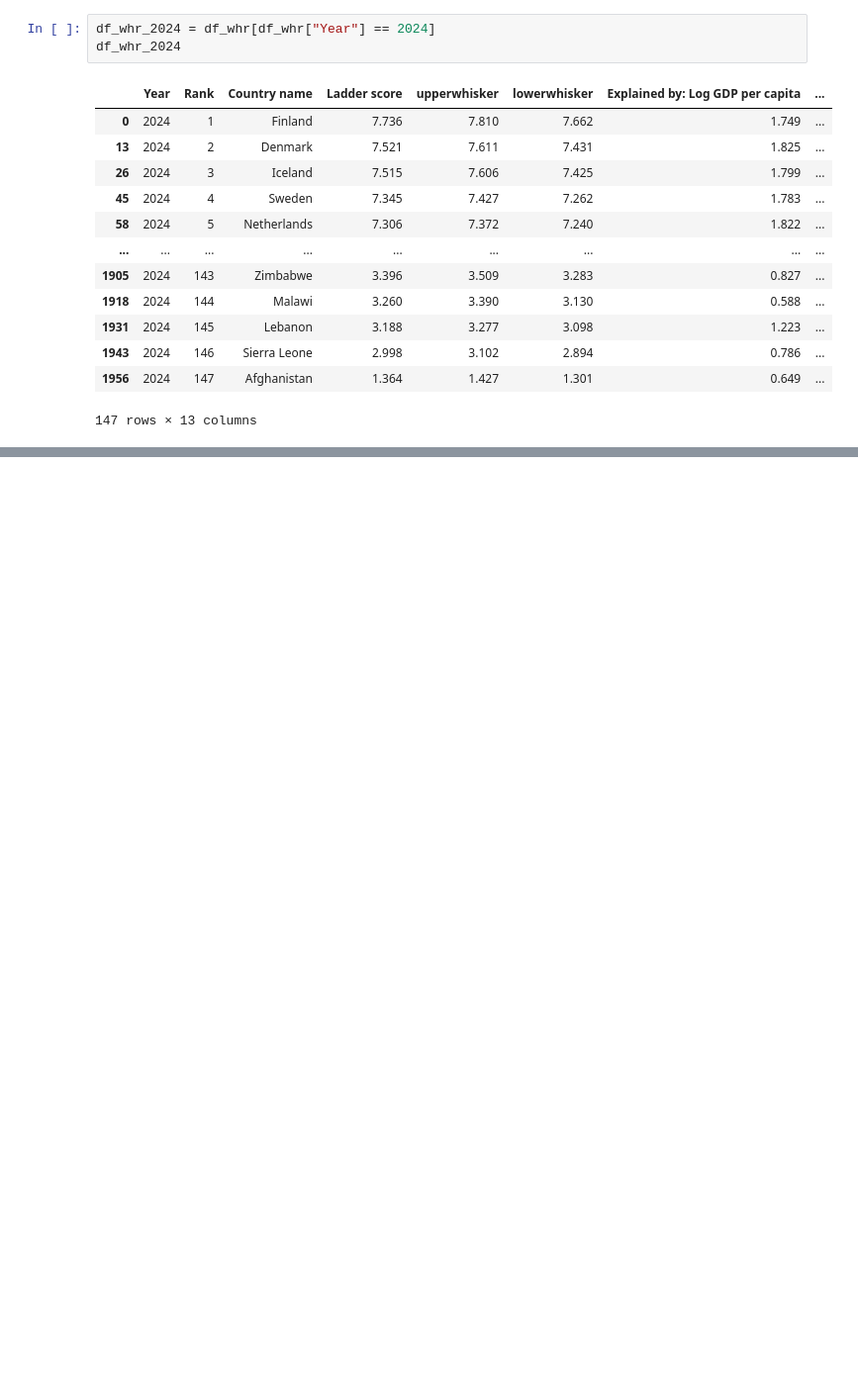
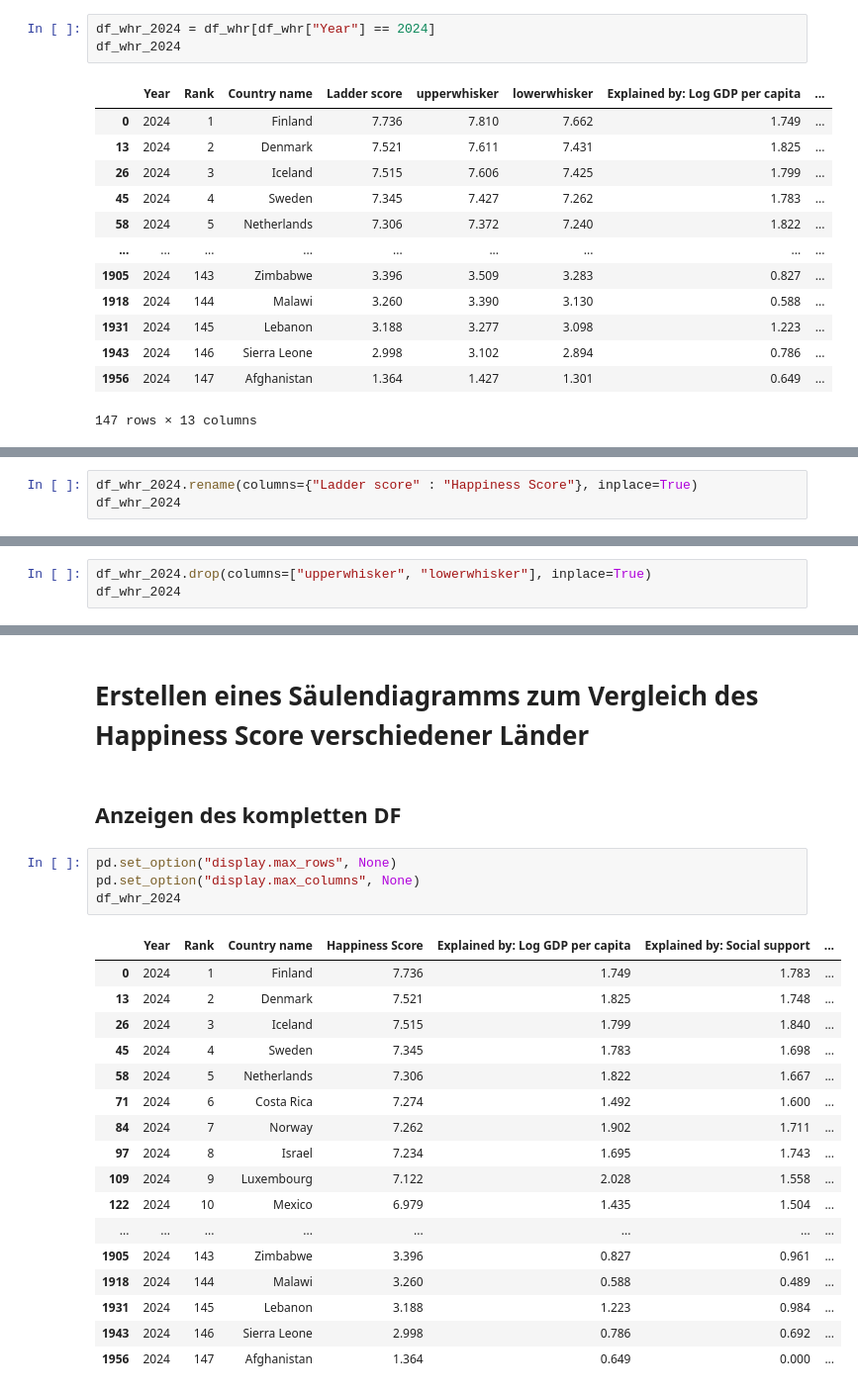
Before and after one commit to timreschop/2024-2025-Data_Librarian_Reschop_Tim, a Jupyter notebook: WHR-Data.ipynb, the cells around one changed output, grey strips where cells are left out. Shown: that part at 99% size. Cells and saved outputs as stored; diff of their text form; blank space fills up the shorter version.

Commit message:
Statistische Grundwerte und Säulendiagramm

```diff
--- a/WHR-Data.ipynb
+++ b/WHR-Data.ipynb
@@ -46,0 +51,3 @@ df_whr_2024
+# %%
+df_whr_2024.rename(columns={"Ladder score" : "Happiness Score"}, inplace=True)
+df_whr_2024
@@ -46,0 +74,3 @@ df_whr_2024
+# %%
+df_whr_2024.drop(columns=["upperwhisker", "lowerwhisker"], inplace=True)
+df_whr_2024
@@ -46,0 +132,26 @@ df_whr_2024
+# %% [markdown]
+# Erstellen eines Säulendiagramms zum Vergleich des Happiness Score verschiedener Länder
+# %% [markdown]
+## Anzeigen des kompletten DF
+# %%
+pd.set_option("display.max_rows", None)
+pd.set_option("display.max_columns", None)
+df_whr_2024
+# %% [output]
+|  | Year | Rank | Country name | Happiness Score | Explained by: Log GDP per capita | Explained by: Social support | ... |
+| 0 | 2024 | 1 | Finland | 7.736 | 1.749 | 1.783 | ... |
+| 13 | 2024 | 2 | Denmark | 7.521 | 1.825 | 1.748 | ... |
+| 26 | 2024 | 3 | Iceland | 7.515 | 1.799 | 1.840 | ... |
+| 45 | 2024 | 4 | Sweden | 7.345 | 1.783 | 1.698 | ... |
+| 58 | 2024 | 5 | Netherlands | 7.306 | 1.822 | 1.667 | ... |
+| 71 | 2024 | 6 | Costa Rica | 7.274 | 1.492 | 1.600 | ... |
+| 84 | 2024 | 7 | Norway | 7.262 | 1.902 | 1.711 | ... |
+| 97 | 2024 | 8 | Israel | 7.234 | 1.695 | 1.743 | ... |
+| 109 | 2024 | 9 | Luxembourg | 7.122 | 2.028 | 1.558 | ... |
+| 122 | 2024 | 10 | Mexico | 6.979 | 1.435 | 1.504 | ... |
+| ... | ... | ... | ... | ... | ... | ... | ... |
+| 1905 | 2024 | 143 | Zimbabwe | 3.396 | 0.827 | 0.961 | ... |
+| 1918 | 2024 | 144 | Malawi | 3.260 | 0.588 | 0.489 | ... |
+| 1931 | 2024 | 145 | Lebanon | 3.188 | 1.223 | 0.984 | ... |
+| 1943 | 2024 | 146 | Sierra Leone | 2.998 | 0.786 | 0.692 | ... |
+| 1956 | 2024 | 147 | Afghanistan | 1.364 | 0.649 | 0.000 | ... |
```
Also changed, not shown: parts of 24 cells of this notebook, 1 other file.
